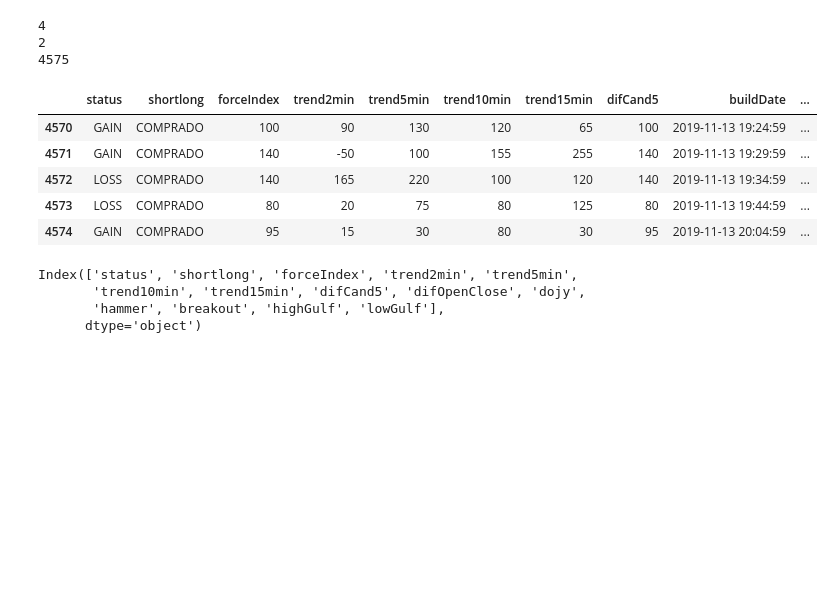
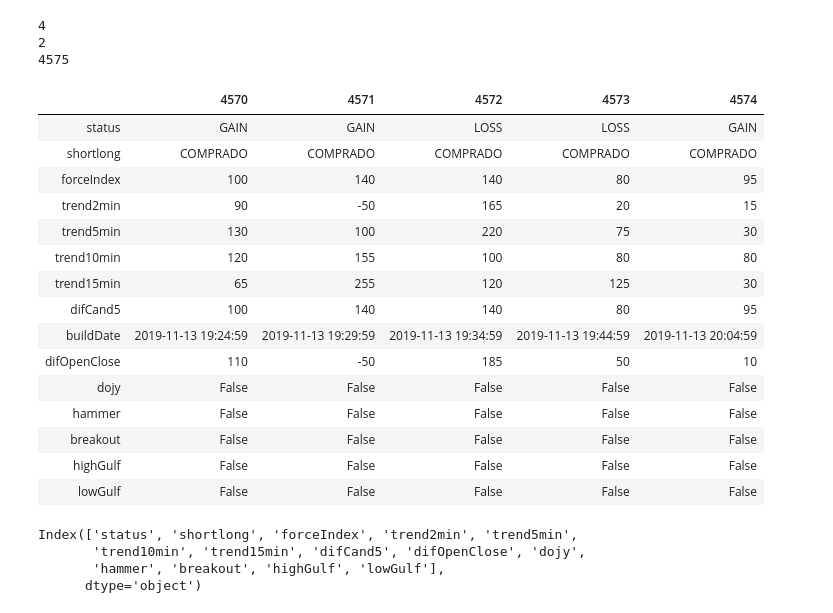
Before and after one commit to omkarudawant/Stock-movement-prediction, a Jupyter notebook: Stock Price Prediction.ipynb, the cells around one changed output. Saved outputs shown, nothing was run; the diff lists cells and outputs as text; code cells hidden in the pictures; blank space fills up the shorter version.

```diff
--- a/Stock Price Prediction.ipynb
+++ b/Stock Price Prediction.ipynb
@@ -31,14 +39,24 @@ print(len(df['buildDate'].unique()))
 # %%
 # df.drop('buildDate', axis=1, inplace=True)
 df['buildDate'] = pd.to_datetime(df['buildDate'], unit='ms')
-df.tail()
+df.tail().T
 # %% [output]
-|  | status | shortlong | forceIndex | trend2min | trend5min | trend10min | trend15min | difCand5 | buildDate | ... |
-| 4570 | GAIN | COMPRADO | 100 | 90 | 130 | 120 | 65 | 100 | 2019-11-13 19:24:59 | ... |
-| 4571 | GAIN | COMPRADO | 140 | -50 | 100 | 155 | 255 | 140 | 2019-11-13 19:29:59 | ... |
-| 4572 | LOSS | COMPRADO | 140 | 165 | 220 | 100 | 120 | 140 | 2019-11-13 19:34:59 | ... |
-| 4573 | LOSS | COMPRADO | 80 | 20 | 75 | 80 | 125 | 80 | 2019-11-13 19:44:59 | ... |
-| 4574 | GAIN | COMPRADO | 95 | 15 | 30 | 80 | 30 | 95 | 2019-11-13 20:04:59 | ... |
+|  | 4570 | 4571 | 4572 | 4573 | 4574 |
+| status | GAIN | GAIN | LOSS | LOSS | GAIN |
+| shortlong | COMPRADO | COMPRADO | COMPRADO | COMPRADO | COMPRADO |
+| forceIndex | 100 | 140 | 140 | 80 | 95 |
+| trend2min | 90 | -50 | 165 | 20 | 15 |
+| trend5min | 130 | 100 | 220 | 75 | 30 |
+| trend10min | 120 | 155 | 100 | 80 | 80 |
+| trend15min | 65 | 255 | 120 | 125 | 30 |
+| difCand5 | 100 | 140 | 140 | 80 | 95 |
+| buildDate | 2019-11-13 19:24:59 | 2019-11-13 19:29:59 | 2019-11-13 19:34:59 | 2019-11-13 19:44:59 | 2019-11-13 20:04:59 |
+| difOpenClose | 110 | -50 | 185 | 50 | 10 |
+| dojy | False | False | False | False | False |
+| hammer | False | False | False | False | False |
+| breakout | False | False | False | False | False |
+| highGulf | False | False | False | False | False |
+| lowGulf | False | False | False | False | False |
 # %%
 df.set_index('buildDate', inplace=True)
 # %%
```
Also changed, not shown: parts of 32 cells of this notebook.
